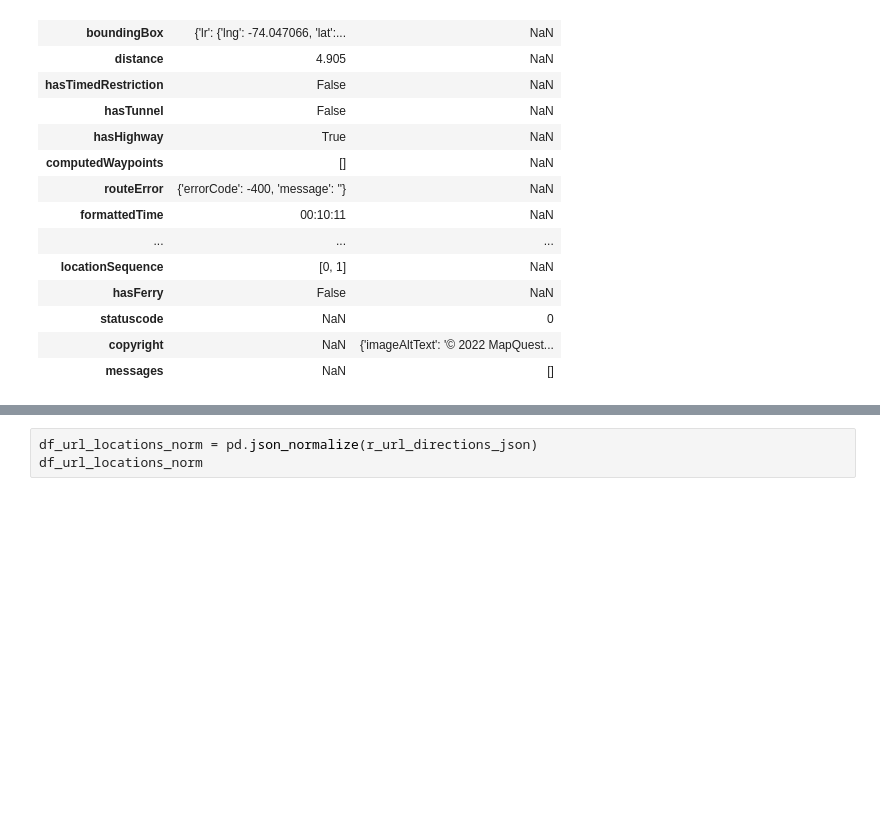
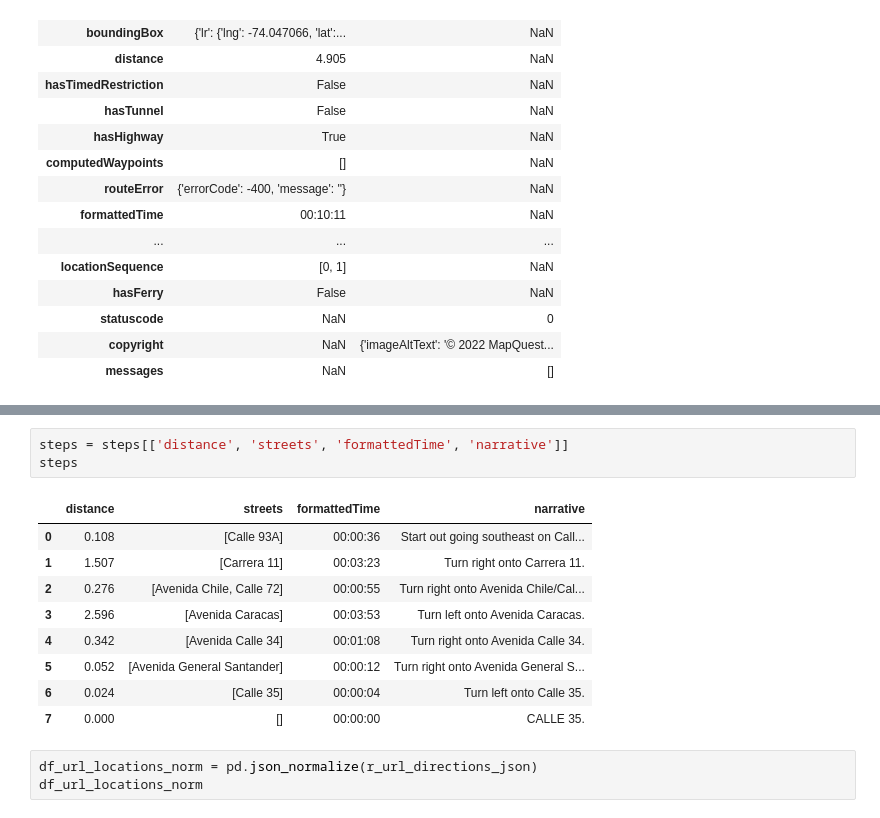
Before and after one commit to hrodriguezgi/ds4a-team23, a Jupyter notebook: project/2_apis/mapquest.ipynb, the cells around one changed output, grey strips where cells are left out. Cells and saved outputs as stored; diff of their text form; blank space fills up the shorter version.

```diff
--- a/project/2 - apis/mapquest.ipynb
+++ b/project/2_apis/mapquest.ipynb
@@ -126,3 +147,16 @@ df_url_directions
+# %%
+steps = steps[['distance', 'streets', 'formattedTime', 'narrative']]
+steps
+# %% [output]
+|  | distance | streets | formattedTime | narrative |
+| 0 | 0.108 | [Calle 93A] | 00:00:36 | Start out going southeast on Call... |
+| 1 | 1.507 | [Carrera 11] | 00:03:23 | Turn right onto Carrera 11. |
+| 2 | 0.276 | [Avenida Chile, Calle 72] | 00:00:55 | Turn right onto Avenida Chile/Cal... |
+| 3 | 2.596 | [Avenida Caracas] | 00:03:53 | Turn left onto Avenida Caracas. |
+| 4 | 0.342 | [Avenida Calle 34] | 00:01:08 | Turn right onto Avenida Calle 34. |
+| 5 | 0.052 | [Avenida General Santander] | 00:00:12 | Turn right onto Avenida General S... |
+| 6 | 0.024 | [Calle 35] | 00:00:04 | Turn left onto Calle 35. |
+| 7 | 0.000 | [] | 00:00:00 | CALLE 35. |
 # %%
 df_url_locations_norm = pd.json_normalize(r_url_directions_json)
 df_url_locations_norm
```
Also changed, not shown: parts of 4 cells of this notebook, 27 other files.
